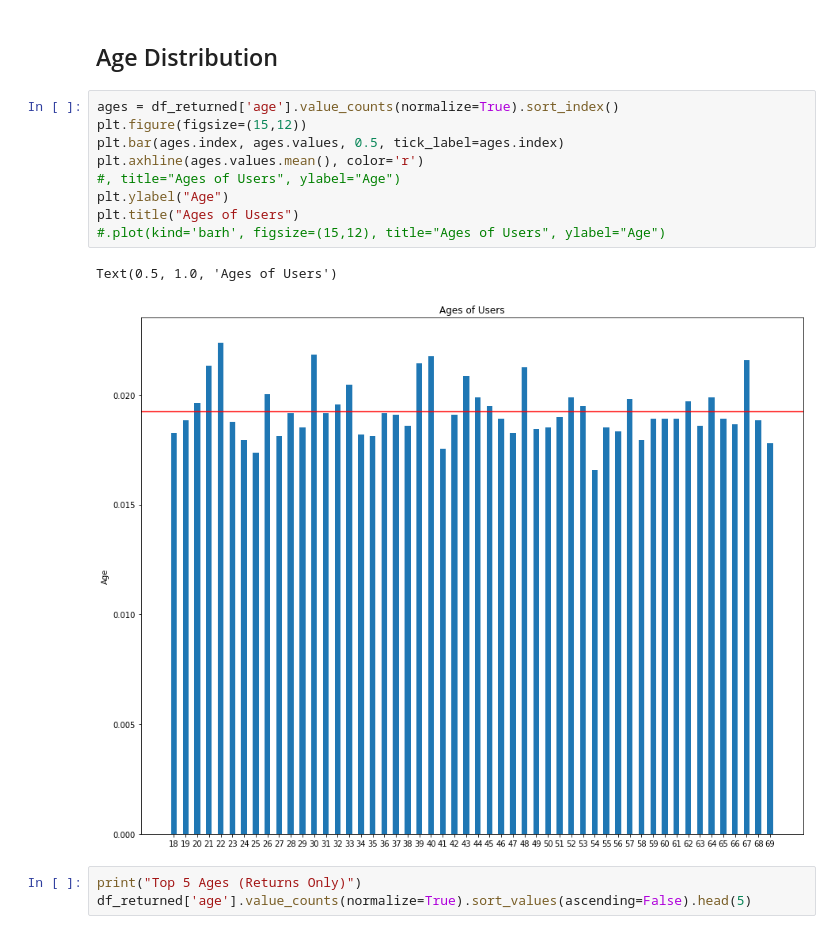
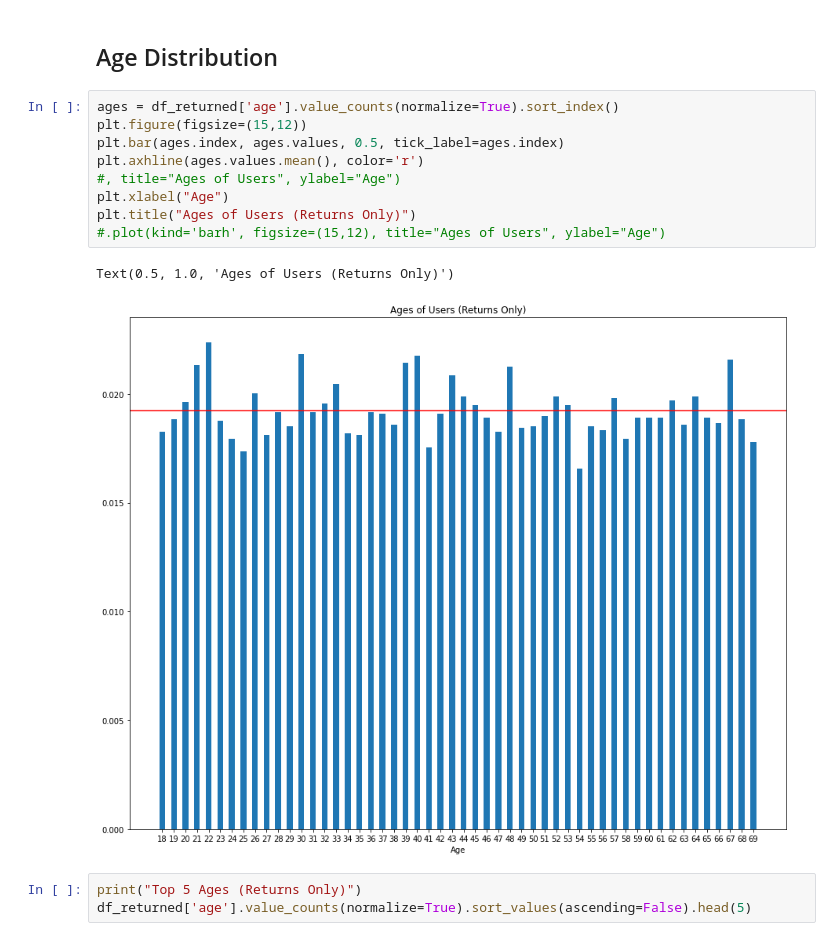
Before and after one commit to s-callejo/AI-Academy-capstone-project-team2, a Jupyter notebook: eda.ipynb, the cells around one changed output. Cells and saved outputs as stored; diff of their text form.

Commit message:
fix labels on Age graph

```diff
--- a/eda.ipynb
+++ b/eda.ipynb
@@ -132,15 +132,15 @@ df_returned.head()
 # %%
 ages = df_returned['age'].value_counts(normalize=True).sort_index()
 plt.figure(figsize=(15,12))
 plt.bar(ages.index, ages.values, 0.5, tick_label=ages.index)
 plt.axhline(ages.values.mean(), color='r')
 #, title="Ages of Users", ylabel="Age")
-plt.ylabel("Age")
-plt.title("Ages of Users")
+plt.xlabel("Age")
+plt.title("Ages of Users (Returns Only)")
 #.plot(kind='barh', figsize=(15,12), title="Ages of Users", ylabel="Age")
 # %% [output]
-Text(0.5, 1.0, 'Ages of Users')
+Text(0.5, 1.0, 'Ages of Users (Returns Only)')
-[figure, old version]
+[figure, new version]
 # %%
 print("Top 5 Ages (Returns Only)")
 df_returned['age'].value_counts(normalize=True).sort_values(ascending=False).head(5)
```
Also changed, not shown: parts of 2 cells of this notebook.
